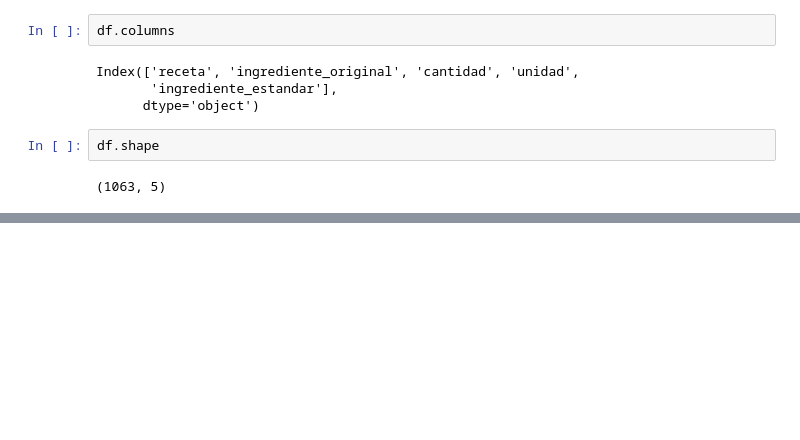
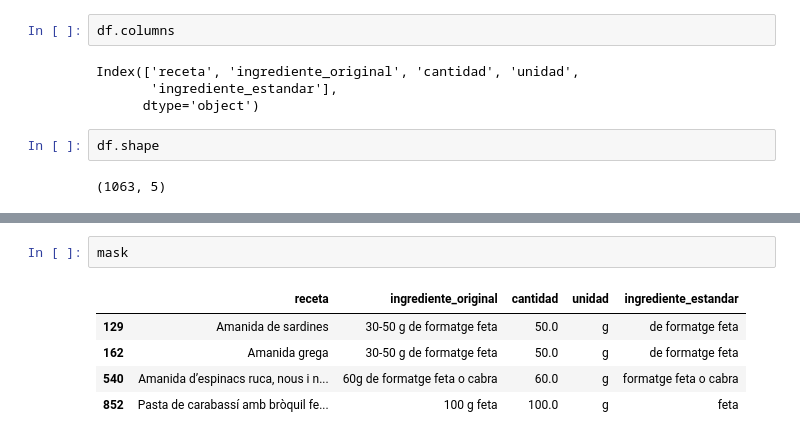
Before and after one commit to TonioDominguez/nutri_test, a Jupyter notebook: estandarizacion_en_detalle.ipynb, the cells around one changed output, grey strips where cells are left out. Drawn from its saved outputs; the diff is of its cells as text; blank space fills up the shorter version.

```diff
--- a/estandarizacion_en_detalle.ipynb
+++ b/estandarizacion_en_detalle.ipynb
@@ -93,0 +125,8 @@ df.loc[[798, 822], 'ingrediente_estandar'] = 'alls'
+# %%
+mask
+# %% [output]
+|  | receta | ingrediente_original | cantidad | unidad | ingrediente_estandar |
+| 129 | Amanida de sardines | 30-50 g de formatge feta | 50.0 | g | de formatge feta |
+| 162 | Amanida grega | 30-50 g de formatge feta | 50.0 | g | de formatge feta |
+| 540 | Amanida d’espinacs ruca, nous i n... | 60g de formatge feta o cabra | 60.0 | g | formatge feta o cabra |
+| 852 | Pasta de carabassí amb bròquil fe... | 100 g feta | 100.0 | g | feta |
```
Also changed, not shown: parts of 16 cells of this notebook, 1 other file.
